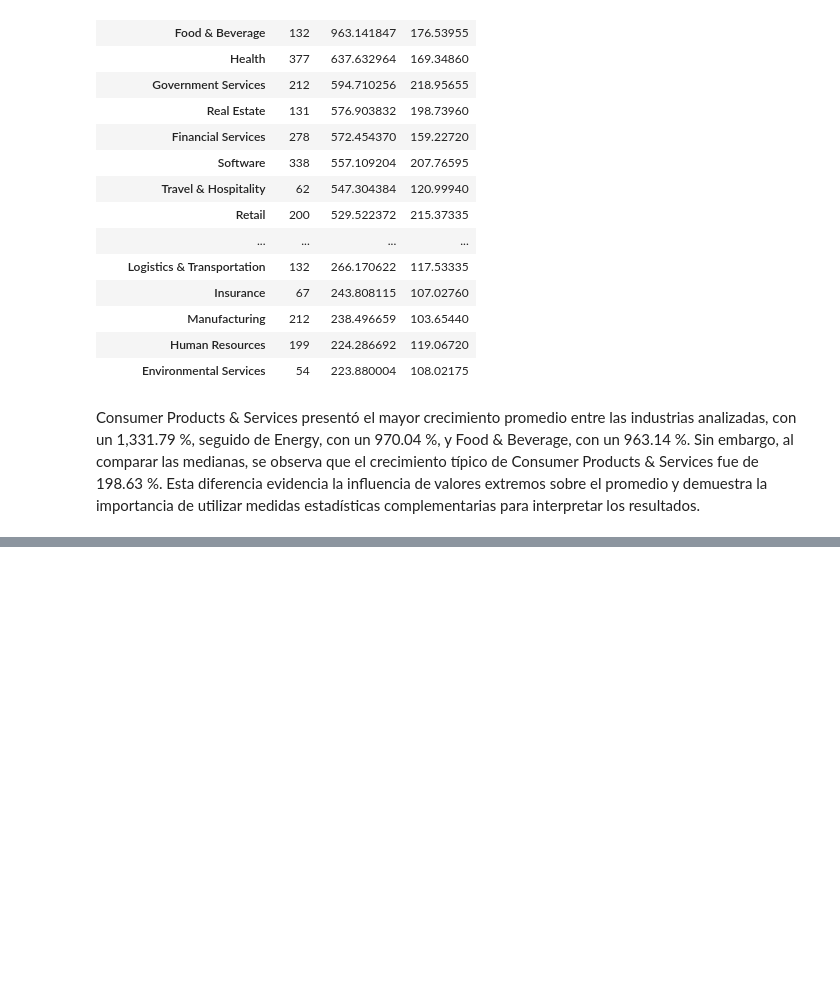
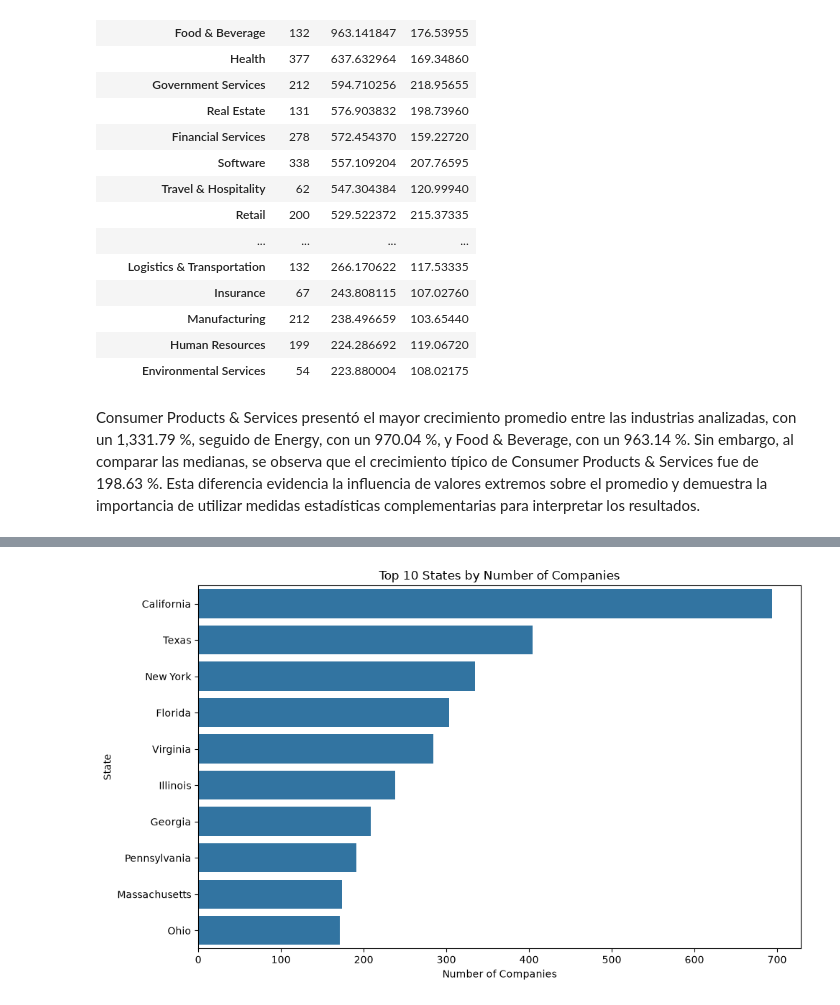
Before and after one commit to Emerson-SM/US_Business_Growth_Industry_Analysis, a Jupyter notebook: notebooks/03_business_analysis.ipynb, the cells around one changed output, grey strips where cells are left out. Cells and saved outputs as stored; diff of their text form; code cells hidden in the pictures; blank space fills up the shorter version.

```diff
--- a/notebooks/03_business_analysis.ipynb
+++ b/notebooks/03_business_analysis.ipynb
@@ -219,0 +293,19 @@ plt.show()
+# %%
+#grafico
+top_states = df_clean["state_l"].value_counts().head(10)
+
+plt.figure(figsize=(10, 6))
+
+sns.barplot(
+    x=top_states.values,
+    y=top_states.index
+)
+
+plt.title("Top 10 States by Number of Companies")
+plt.xlabel("Number of Companies")
+plt.ylabel("State")
+
+plt.tight_layout()
+plt.show()
+# %% [output]
+[figure, added]
```
Also changed, not shown: parts of 7 cells of this notebook.
